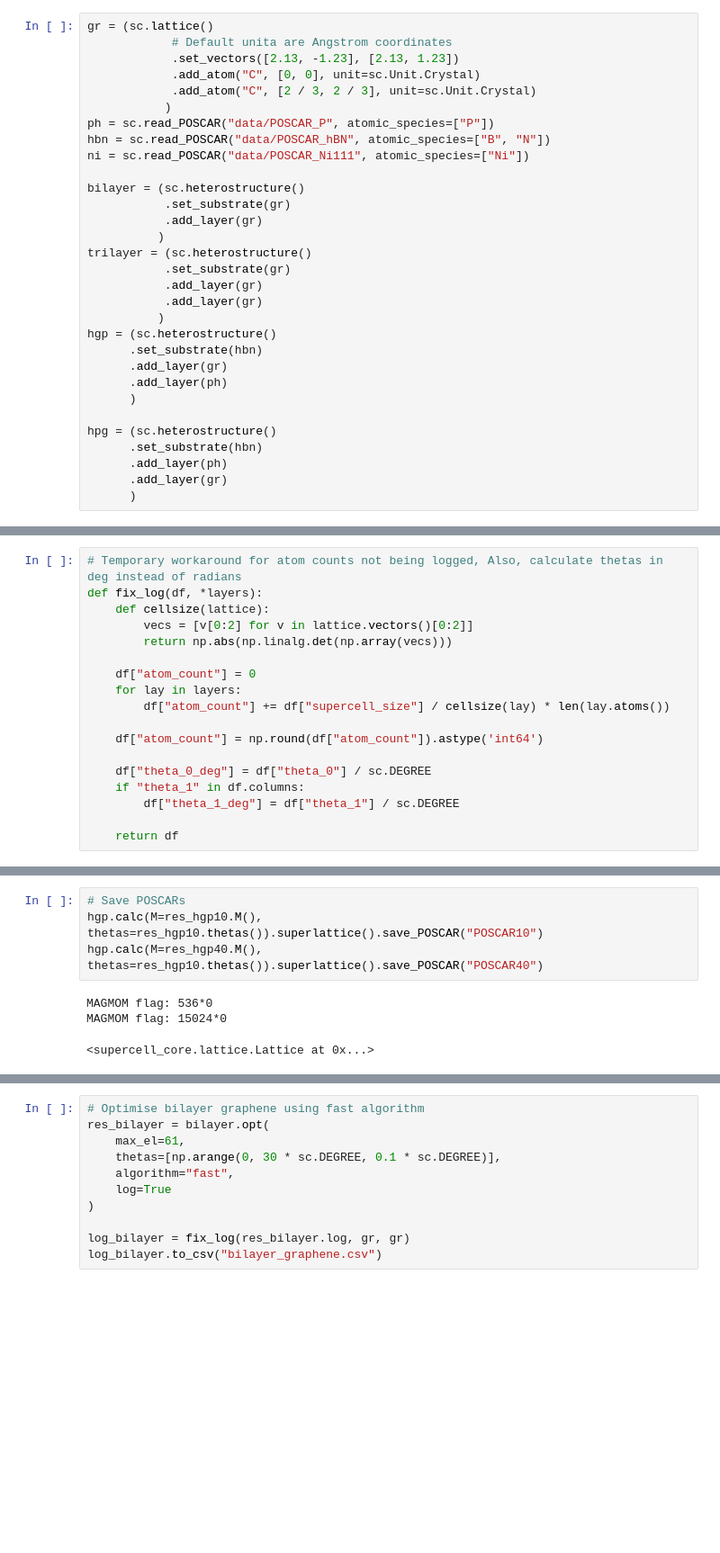
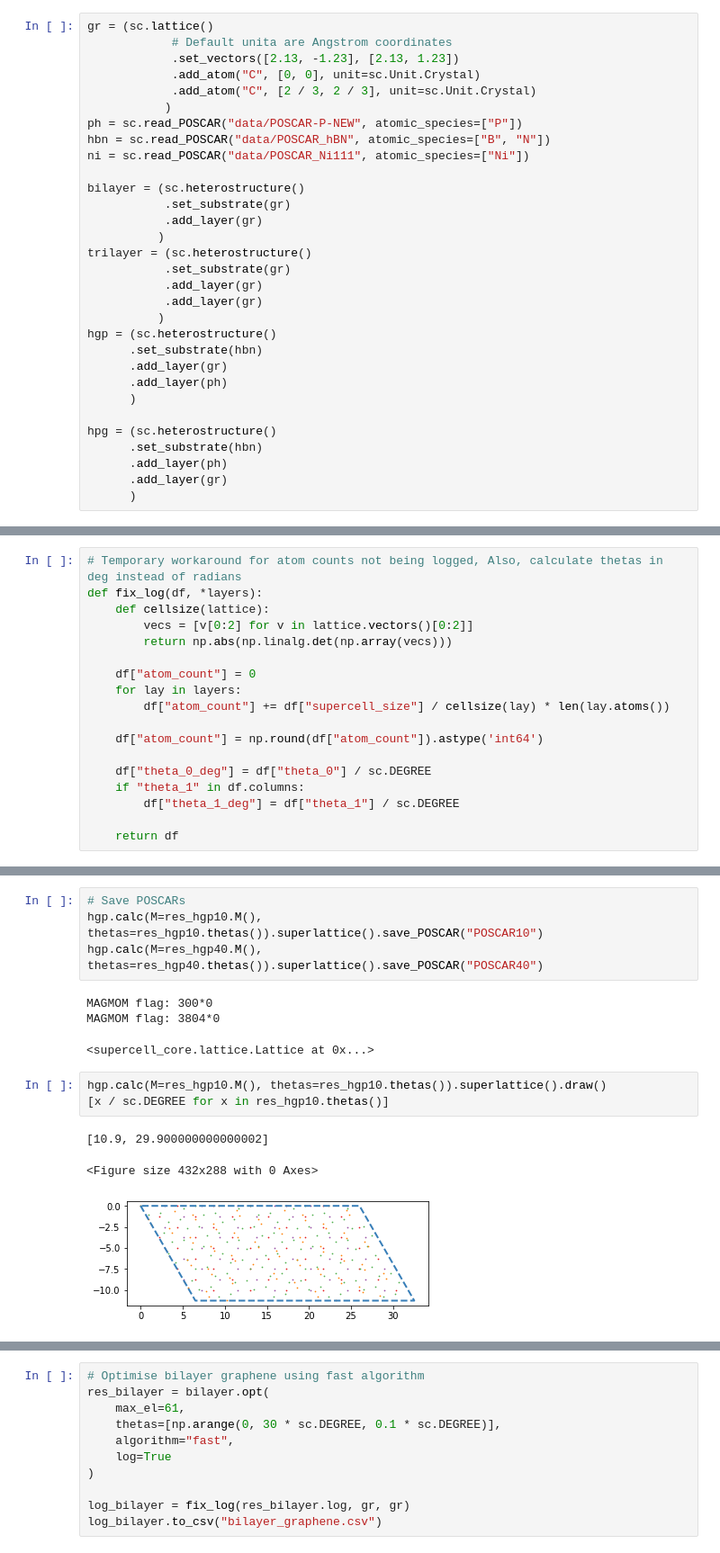
Before and after one commit to tnecio/supercell-core, a Jupyter notebook: examples/ManuscriptExamples.ipynb, the cells around one changed output, grey strips where cells are left out. Shown at 90% size. Saved outputs shown, nothing was run; the diff lists cells and outputs as text; blank space fills up the shorter version.

```diff
--- a/examples/ManuscriptExamples.ipynb
+++ b/examples/ManuscriptExamples.ipynb
@@ -10,7 +10,7 @@ gr = (sc.lattice()
             .add_atom("C", [0, 0], unit=sc.Unit.Crystal)
             .add_atom("C", [2 / 3, 2 / 3], unit=sc.Unit.Crystal)
            )
-ph = sc.read_POSCAR("data/POSCAR_P", atomic_species=["P"])
+ph = sc.read_POSCAR("data/POSCAR-P-NEW", atomic_species=["P"])
 hbn = sc.read_POSCAR("data/POSCAR_hBN", atomic_species=["B", "N"])
 ni = sc.read_POSCAR("data/POSCAR_Ni111", atomic_species=["Ni"])
 
@@ -103,8 +107,15 @@ log_hgp40.to_csv("hgp40.csv")
 # %%
 # Save POSCARs
 hgp.calc(M=res_hgp10.M(), thetas=res_hgp10.thetas()).superlattice().save_POSCAR("POSCAR10")
-hgp.calc(M=res_hgp40.M(), thetas=res_hgp10.thetas()).superlattice().save_POSCAR("POSCAR40")
+hgp.calc(M=res_hgp40.M(), thetas=res_hgp40.thetas()).superlattice().save_POSCAR("POSCAR40")
 # %% [output]
-MAGMOM flag: 536*0
-MAGMOM flag: 15024*0
+MAGMOM flag: 300*0
+MAGMOM flag: 3804*0
 <supercell_core.lattice.Lattice at 0x...>
+# %%
+hgp.calc(M=res_hgp10.M(), thetas=res_hgp10.thetas()).superlattice().draw()
+[x / sc.DEGREE for x in res_hgp10.thetas()]
+# %% [output]
+[10.9, 29.900000000000002]
+<Figure size 432x288 with 0 Axes>
+[figure, added]
```
Also changed, not shown: parts of 4 cells of this notebook, 2 other files.
